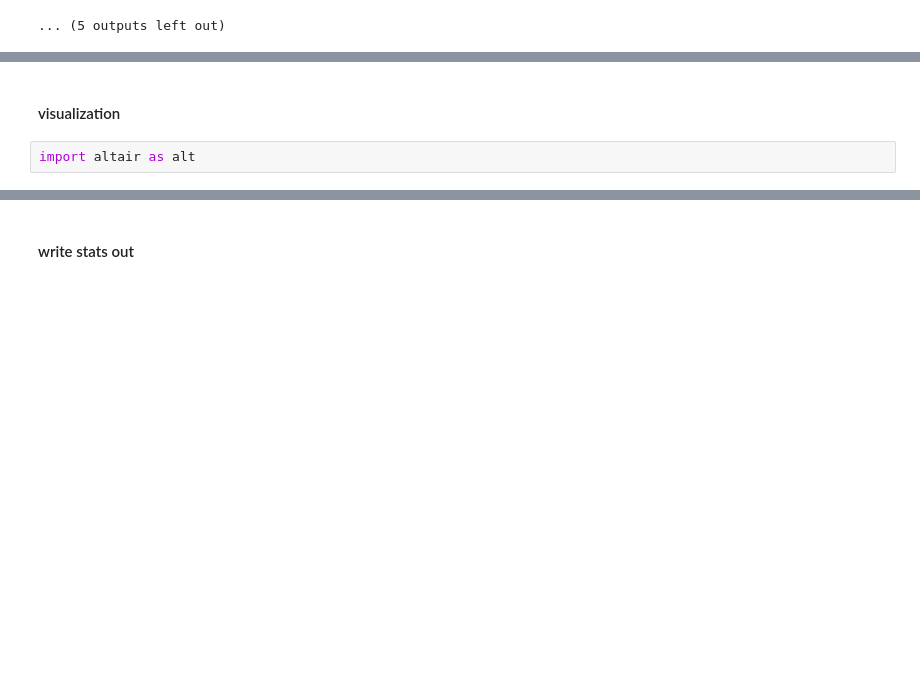
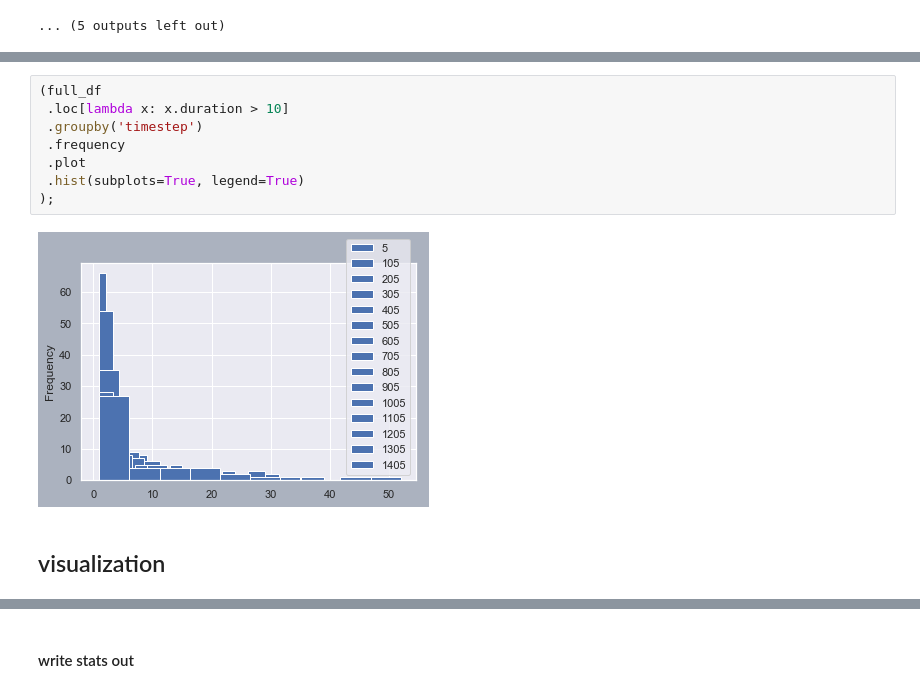
Before and after one commit to tjbergst/data-parsing, a Jupyter notebook: markov-dev.ipynb, the cells around one changed output, grey strips where cells are left out. Saved outputs shown, nothing was run; the diff lists cells and outputs as text; blank space fills up the shorter version.

```diff
--- a/markov-dev.ipynb
+++ b/markov-dev.ipynb
@@ -283,4 +300,12 @@ stats_df = pd.DataFrame(stats_list)[['timestep','mean','std']]
+# %%
+(full_df
+ .loc[lambda x: x.duration > 10]
+ .groupby('timestep')
+ .frequency
+ .plot
+ .hist(subplots=True, legend=True)
+);
+# %% [output]
+[figure, added]
 # %% [markdown]
-#### visualization
+## visualization
-# %%
-import altair as alt
```
Also changed, not shown: parts of 12 cells of this notebook.
